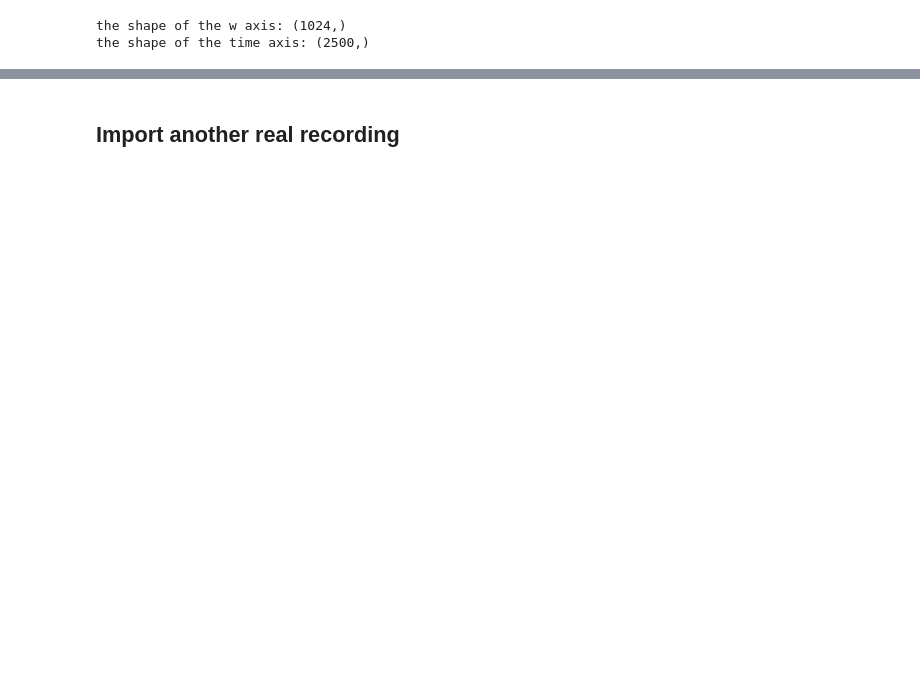
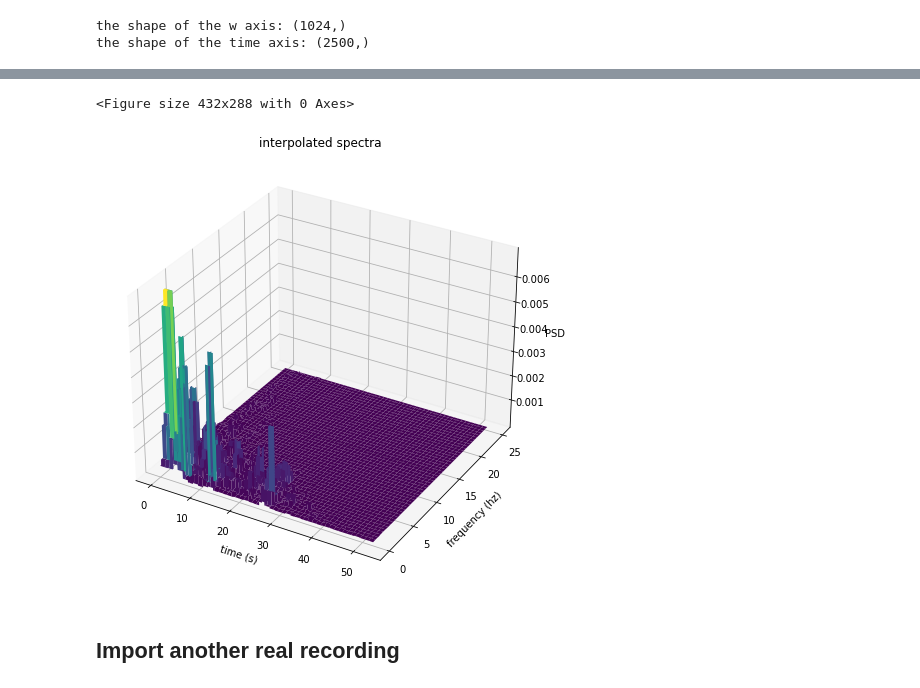
Before and after one commit to leslieDLcy/KTnSRM, a Jupyter notebook: EPSD_by_STFT.ipynb, the cells around one changed output, grey strips where cells are left out. Drawn from its saved outputs; the diff is of its cells as text; code cells hidden in the pictures; blank space fills up the shorter version.

```diff
--- a/EPSD_by_STFT.ipynb
+++ b/EPSD_by_STFT.ipynb
@@ -221,3 +172,9 @@ the length of the simulation (2500,)
+# %%
+# if we really want to see the interpolated spectra
+from_esti_instance._get_interpolated_spectra(format='3d')
+# %% [output]
+<Figure size 432x288 with 0 Axes>
+[figure, added]
 # %% [markdown]
 ## Import another real recording
 # %%
```
Also changed, not shown: parts of 37 cells of this notebook, 6 other files.
